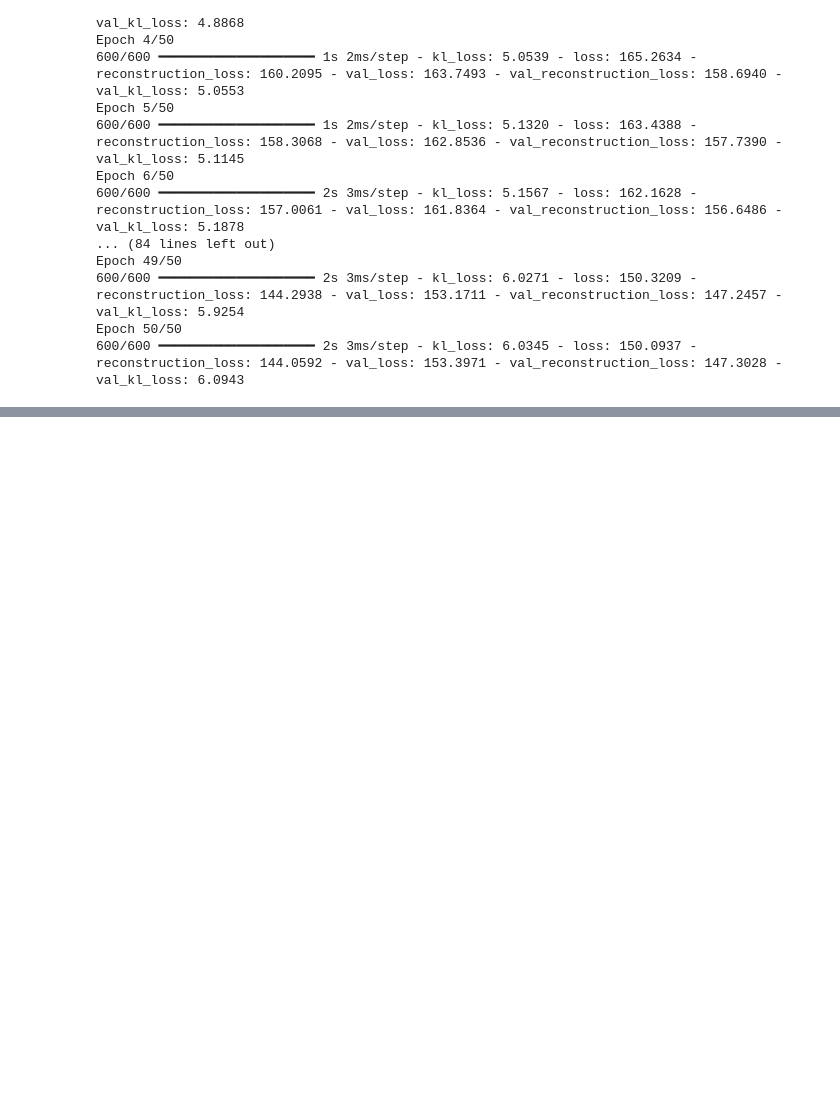
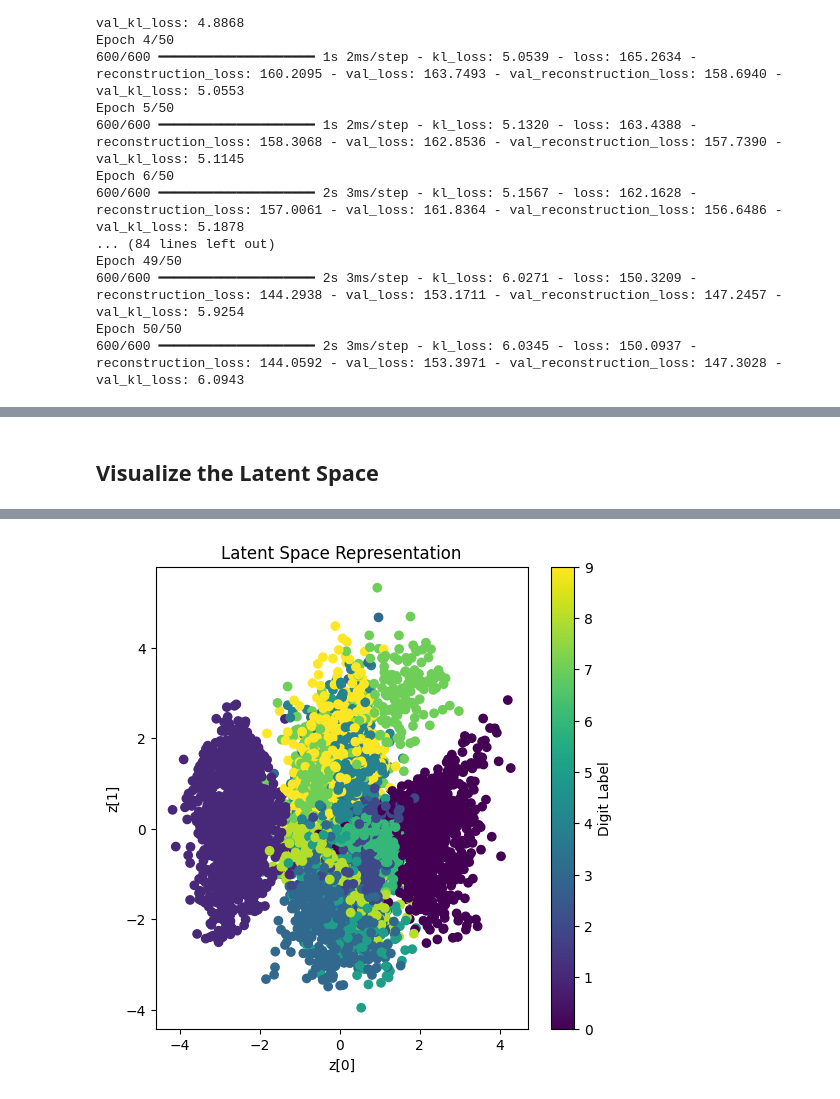
Before and after one commit to sulaiman-shamasna/GANs, a Jupyter notebook: autoencoders.ipynb, the cells around one changed output, grey strips where cells are left out. Drawn from its saved outputs; the diff is of its cells as text; code cells hidden in the pictures; blank space fills up the shorter version.

```diff
--- a/autoencoders.ipynb
+++ b/autoencoders.ipynb
@@ -253,0 +268,14 @@ Epoch 50/50
+# %% [markdown]
+## Visualize the Latent Space
+# %%
+# Encode the test set
+z_mean_test, z_log_var_test, z_test = encoder.predict(x_test, batch_size=batch_size)
+
+plt.figure(figsize=(6, 6))
+scatter = plt.scatter(z_test[:, 0], z_test[:, 1], c=y_test, cmap='viridis')
+plt.colorbar(scatter, label='Digit Label')
+plt.xlabel('z[0]')
+plt.ylabel('z[1]')
+plt.title('Latent Space Representation')
+plt.show()
+# %% [output]
@@ -253,0 +283 @@ Epoch 50/50
+[figure, added]
```
Also changed, not shown: parts of 5 cells of this notebook.
